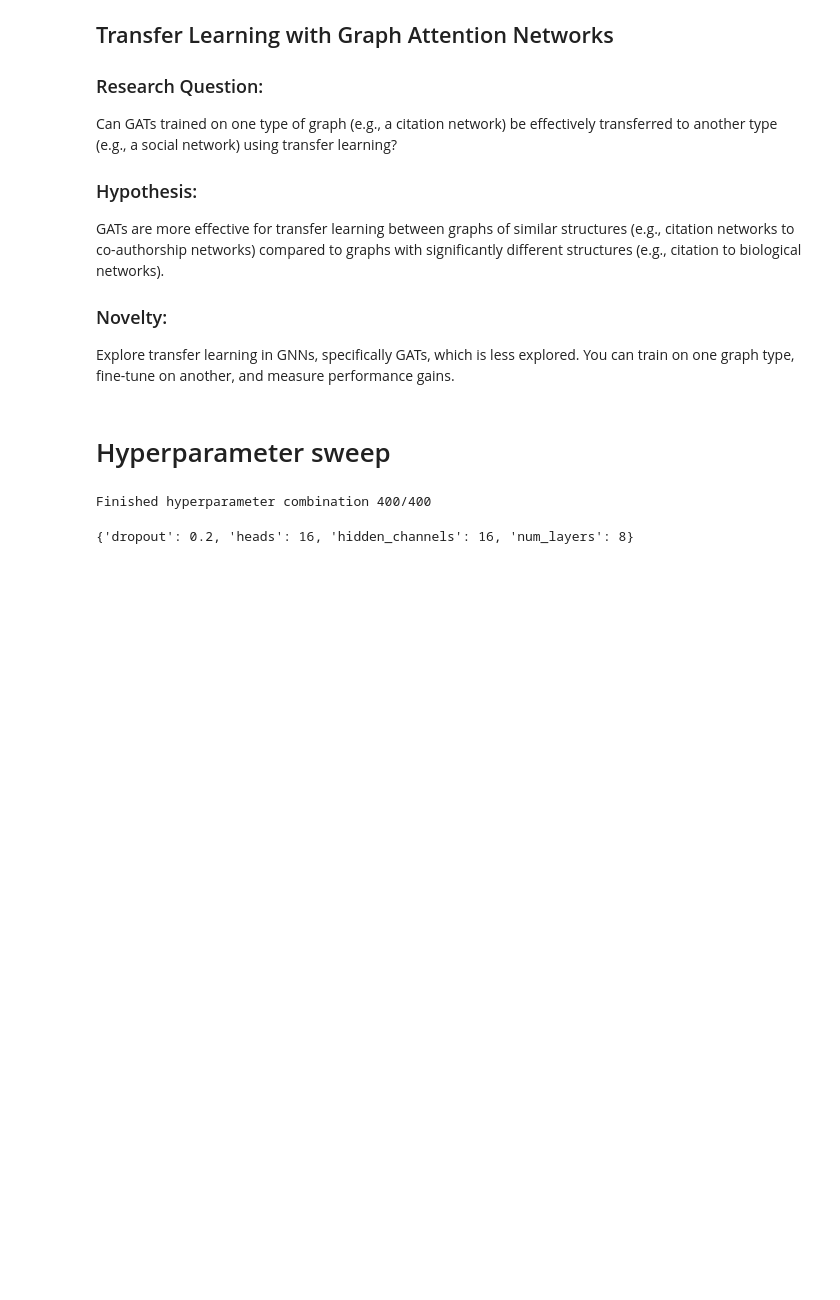
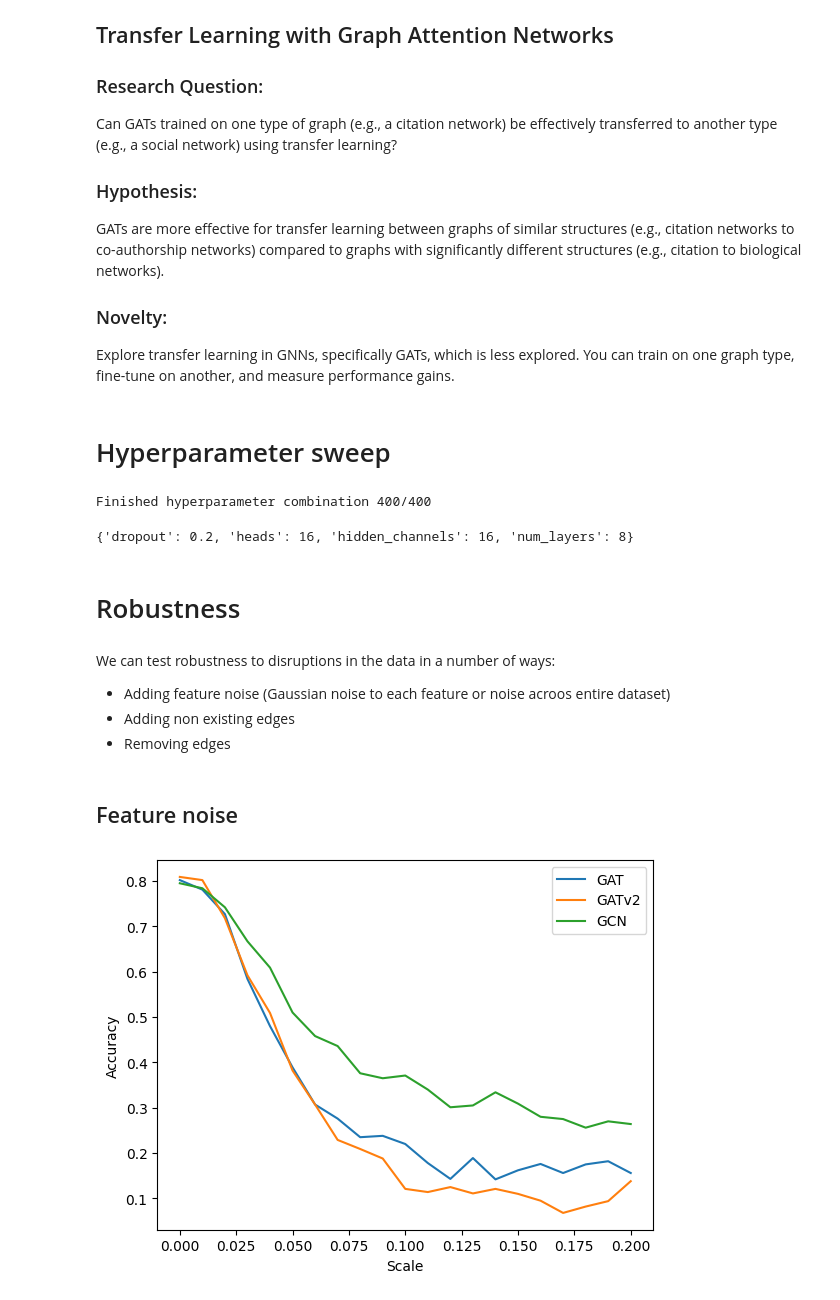
Before and after one commit to KarlRisager/ATDL_A3, a Jupyter notebook: workerNB.ipynb, the cells around one changed output. Drawn from its saved outputs; the diff is of its cells as text; code cells hidden in the pictures; blank space fills up the shorter version.

Commit message:
Feature noise robustness and plotting

```diff
--- a/workerNB.ipynb
+++ b/workerNB.ipynb
@@ -140,3 +143,27 @@ for i, test in enumerate(sweep):
 sweep[idx_best]['hyperparameters']
 # %% [output]
 {'dropout': 0.2, 'heads': 16, 'hidden_channels': 16, 'num_layers': 8}
+# %% [markdown]
+# Robustness
+# %% [markdown]
+We can test robustness to disruptions in the data in a number of ways:
+
+- Adding feature noise (Gaussian noise to each feature or noise acroos entire dataset)
+- Adding non existing edges
+- Removing edges
+# %% [markdown]
+## Feature noise
+# %%
+scale, acc_gat = test_feature_noise_robustness(gat, data)
+_, acc_gatv2 = test_feature_noise_robustness(gatv2, data)
+_, acc_gcn = test_feature_noise_robustness(gcn, data)
+
+plt.plot(scale, acc_gat, label='GAT')
+plt.plot(scale, acc_gatv2, label='GATv2')
+plt.plot(scale, acc_gcn, label='GCN')# Not comparable, because we haven't done hyperparameter tuning
+plt.legend()
+plt.xlabel('Scale')
+plt.ylabel('Accuracy')
+plt.show()
+# %% [output]
+[figure, added]
```
Also changed, not shown: parts of 16 cells of this notebook, 2 other files.
